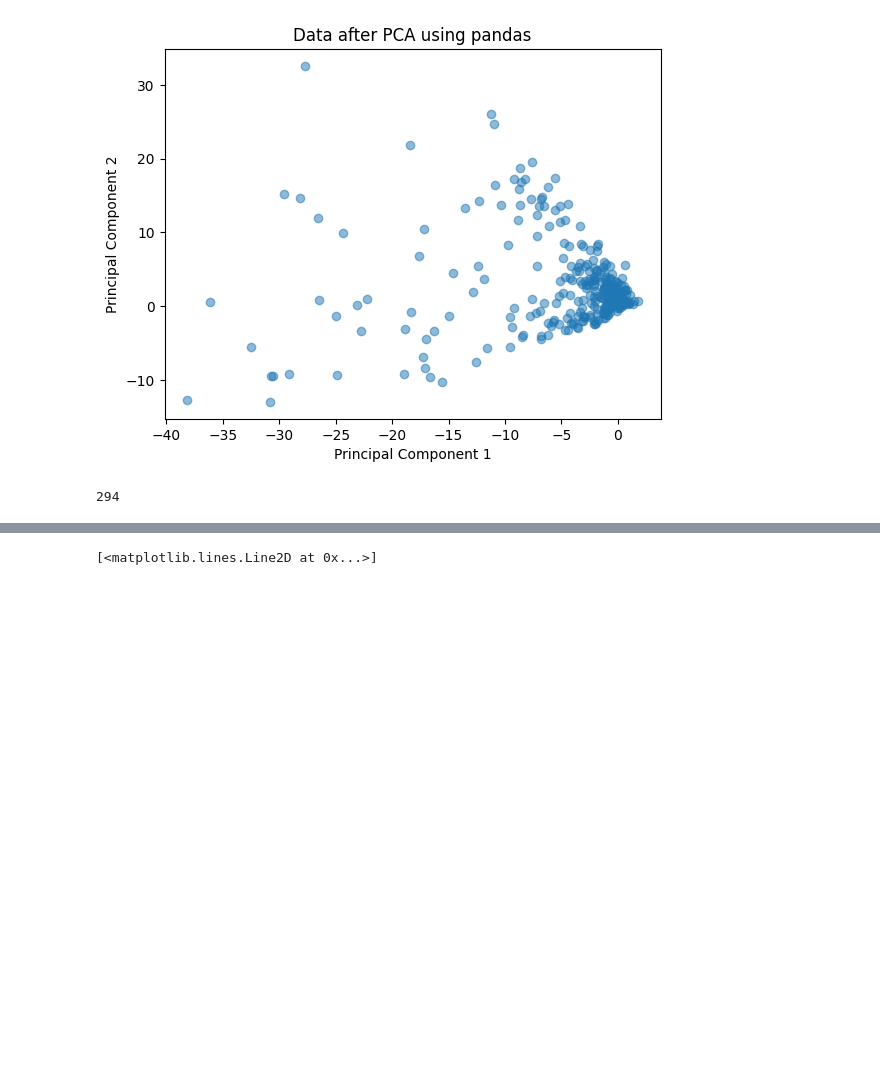
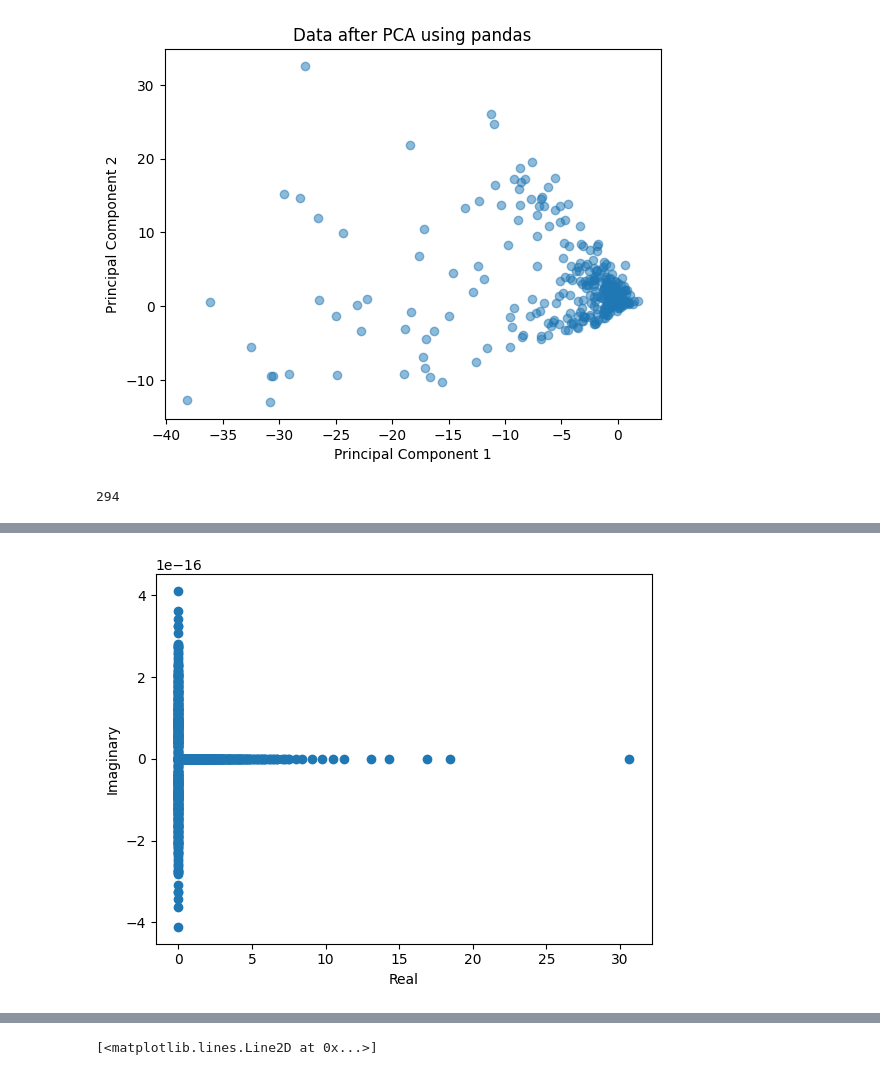
Before and after one commit to Dernalord/Project_OT, a Jupyter notebook: Project_OT.ipynb, the cells around one changed output, grey strips where cells are left out. Cells and saved outputs as stored; diff of their text form; code cells hidden in the pictures; blank space fills up the shorter version.

```diff
--- a/Project_OT.ipynb
+++ b/Project_OT.ipynb
@@ -87,0 +151,13 @@ np.sum(abs(sorted_eigenvalue)>0.0001)
+# %%
+# extract real part
+x = [ele.real for ele in compl]
+# extract imaginary part
+y = [ele.imag for ele in compl]
+
+# plot the complex numbers
+plt.scatter(x, y)
+plt.ylabel('Imaginary')
+plt.xlabel('Real')
+plt.show()
+# %% [output]
+[figure, added]
```
Also changed, not shown: parts of 18 cells of this notebook.
